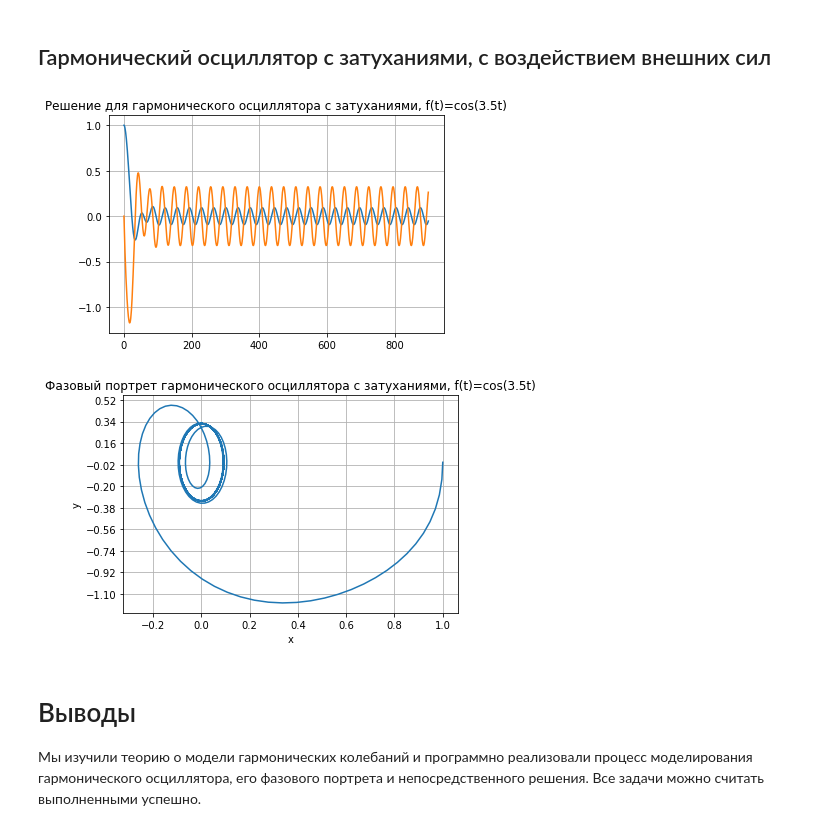
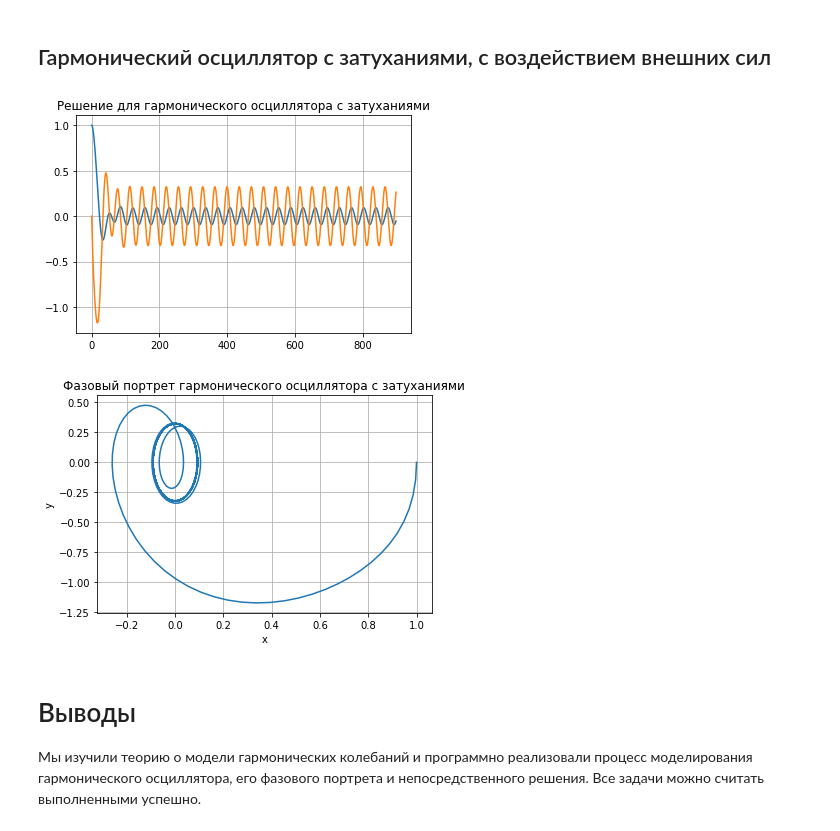
Before and after one commit to vvdoborschuk/math-modelling, a Jupyter notebook: lab04/harmonic_oscillator.ipynb, the cells around one changed output. Drawn from its saved outputs; the diff is of its cells as text; code cells hidden in the pictures.

```diff
--- a/lab04/harmonic_oscillator.ipynb
+++ b/lab04/harmonic_oscillator.ipynb
@@ -53,26 +53,22 @@ from scipy.integrate import odeint
 w = np.sqrt(6)
 g = 0.00
 
-def f0(t):
-    value = sin(0.00*t)
-    return value
-
-def f1(t):
-    value = cos(3.50*t)
+def f(t):
+    value = cos(3.5*t)
     return value
 
 def dx0(x,t):
     dx1 = x[1]
-    dx2 = -w*w*x[0] - g*x[1] + f0(t)
+    dx2 = -w*w*x[0] - g*x[1]
     return [dx1, dx2]
 
 def dx1(x,t):
     dx1 = x[1]
-    dx2 = -w*w*x[0] - g*x[1] + f1(t)
+    dx2 = -w*w*x[0] - g*x[1] + f(t)
     return [dx1, dx2]
 # %%
 t0 = 0
-x0 = [1,0]
+x0 = [1,-0]
 t = np.arange(t0, 45, 0.05)
 # %% [markdown]
 Также объявим функции для построения решения и фазового портрета гармонического осциллятора.
@@ -123,15 +117,15 @@ plot_portrait(x, 'Фазовый портрет гармонического о
 # %%
 w = 2
 g = 2.00
 
 x = odeint(dx1, x0, t)
-plot_solution(x, 'Решение для гармонического осциллятора с затуханиями, f(t)=cos(3.5t)')
+plot_solution(x, 'Решение для гармонического осциллятора с затуханиями')
 # %% [output]
-[figure, old version]
+[figure, new version]
 # %%
-plot_portrait(x, 'Фазовый портрет гармонического осциллятора с затуханиями, f(t)=cos(3.5t)')
+plot_portrait(x, 'Фазовый портрет гармонического осциллятора с затуханиями')
 # %% [output]
-[figure, old version]
+[figure, new version]
 # %% [markdown]
 # Выводы
 
```
Also changed, not shown: parts of 4 cells of this notebook, 16 other files.
